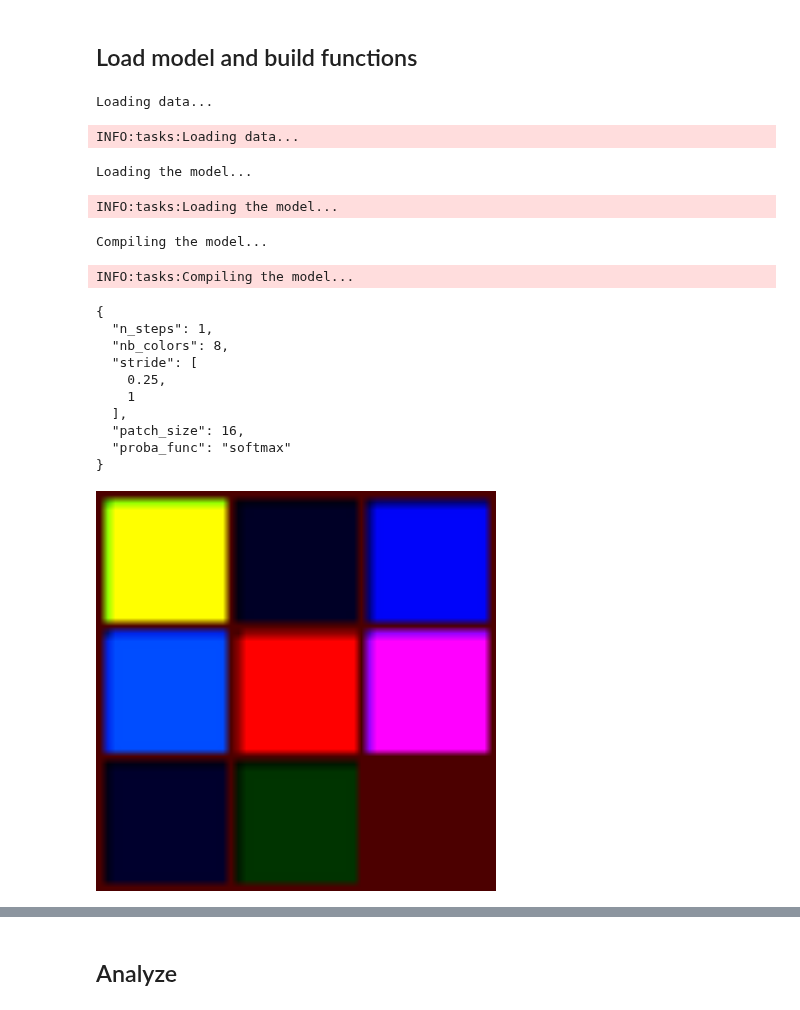
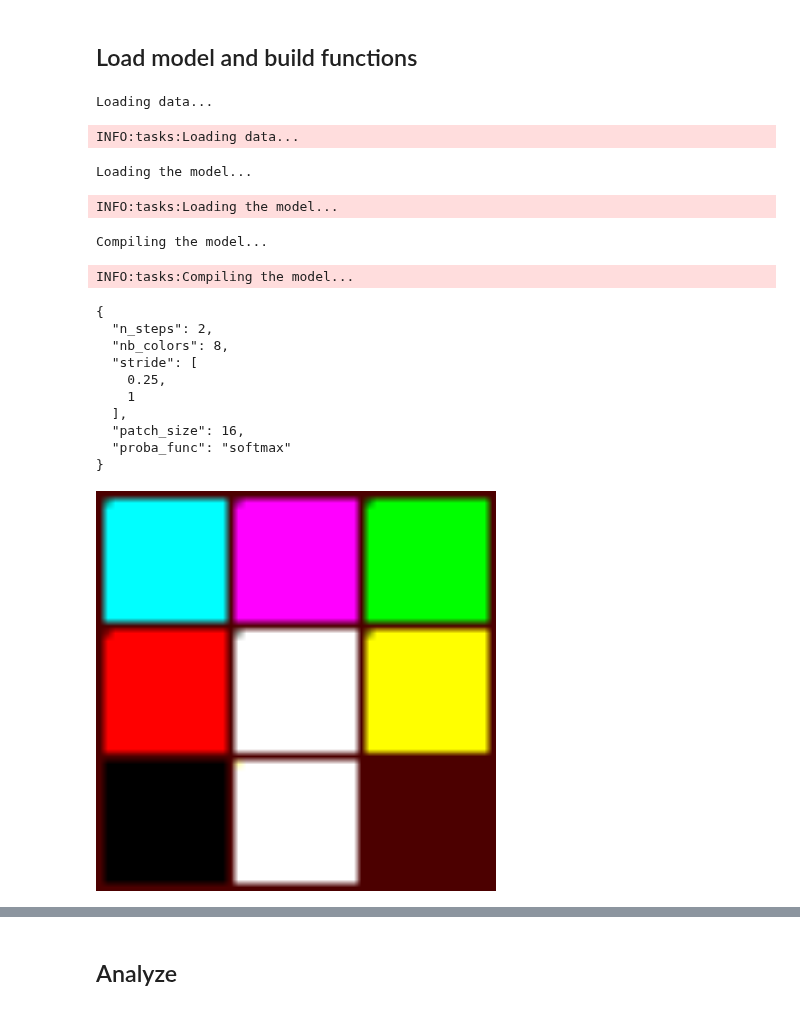
Before and after one commit to mehdidc/feature_generation, a Jupyter notebook: ipynb/brushstroke.ipynb, the cells around one changed output, grey strips where cells are left out. Cells and saved outputs as stored; diff of their text form; code cells hidden in the pictures.

```diff
--- a/ipynb/brushstroke.ipynb
+++ b/ipynb/brushstroke.ipynb
@@ -70,7 +84,7 @@ sparsemax = theano.function([m], sparsemax_theano(m))
 # %% [markdown]
 ## Load model and build functions
 # %%
-model, data, layers = load_model("../training/brush/unit_tests/004/model.pkl")
+model, data, layers = load_model("../training/brush/unit_tests/008/model.pkl")
 w, h = layers['output'].output_shape[2:]
 print(json.dumps(model.hypers['model_params'], indent=2))
 # %% [output]
@@ -81,7 +95,7 @@ INFO:tasks:Loading the model...
 Compiling the model...
 INFO:tasks:Compiling the model...
 {
-  "n_steps": 1,
+  "n_steps": 2,
   "nb_colors": 8,
   "stride": [
     0.25,
@@ -145,21 +159,22 @@ X = model.preprocess(data.X[0:10*10])
 # %%
 np.set_printoptions(formatter={'float': lambda x:'{:.4f}'.format(x)})
 # %%
-code = np.zeros((len(layers['brush'].colors_.get_value()), 1, layers['coord'].output_shape[2]  ))
+n_steps = model.hypers['model_params']['n_steps']
+code = np.zeros((len(layers['brush'].colors_.get_value()), n_steps, layers['coord'].output_shape[2]  ))
 code = code.astype(np.float32)
 code[:, :, 0] = 0
 code[:, :, 1] = 0
 code[:, :, 3] = 1000
 code[:, :, 5] = 1000
 C = np.arange(len(code))
 code[C, :, C+6] = 100
 img = code2img(code)
 img = disp_grid(img, normalize=False, border=1, bordercolor=(0.3,0,0))
 img = np.clip(img, 0, 1)
 imsave('imgs/colors.png', img)
 Image('imgs/colors.png', width=400, height=400)
 # %% [output]
-[figure, old version]
+[figure, new version]
 # %%
 img = (  (layers['brush'].colors_.get_value()) * scale.flatten() + bias.flatten())
 print(img.min(), img.max())
```
Also changed, not shown: parts of 16 cells of this notebook, 14 other files.
